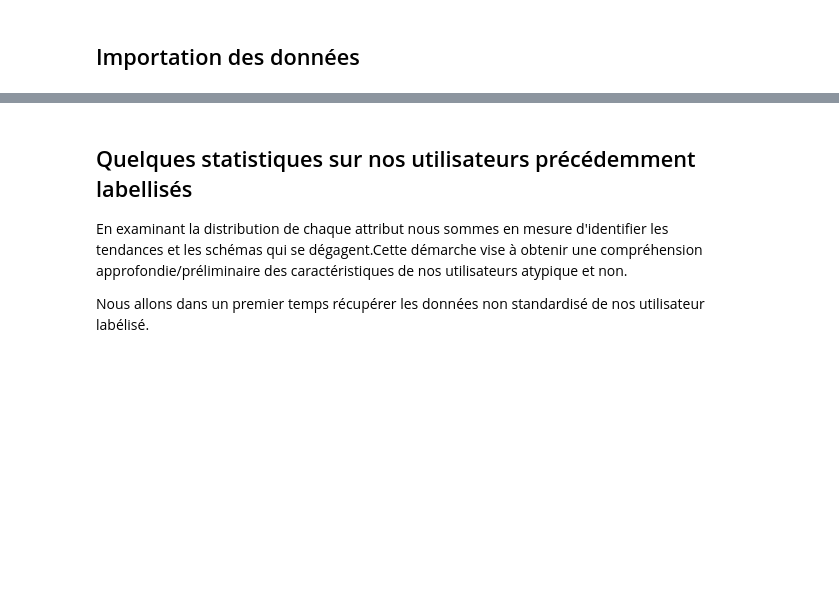
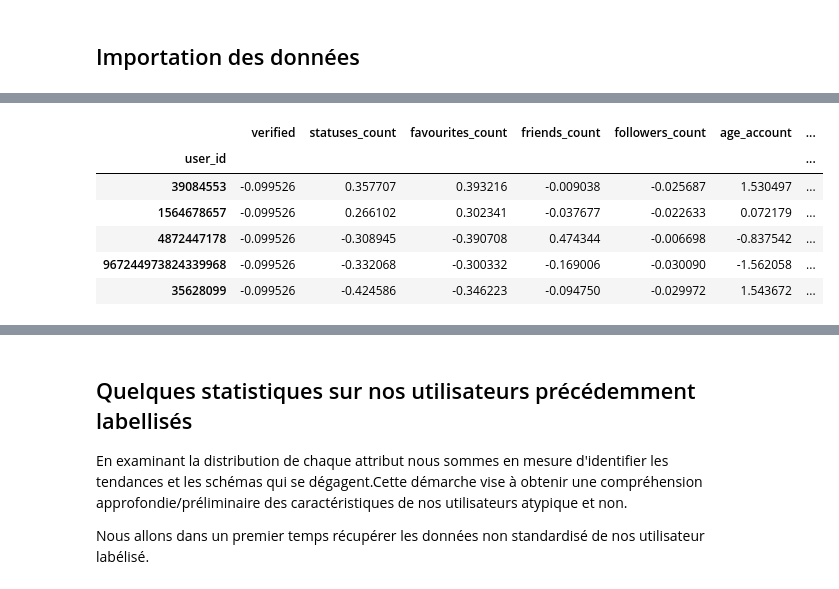
Before and after one commit to Antoine-ValentinCharpentier/Tweet-Analysis, a Jupyter notebook: scripts/utils/classificationSvm.ipynb, the cells around one changed output, grey strips where cells are left out. Saved outputs shown, nothing was run; the diff lists cells and outputs as text; code cells hidden in the pictures; blank space fills up the shorter version.

```diff
--- a/scripts/utils/classificationSvm.ipynb
+++ b/scripts/utils/classificationSvm.ipynb
@@ -21 +30,11 @@ user_collection = db["users_labeled"]
+# %%
+users.head()
+# %% [output]
+|  | verified | statuses_count | favourites_count | friends_count | followers_count | age_account | ... |
+| user_id |  |  |  |  |  |  | ... |
+| 39084553 | -0.099526 | 0.357707 | 0.393216 | -0.009038 | -0.025687 | 1.530497 | ... |
+| 1564678657 | -0.099526 | 0.266102 | 0.302341 | -0.037677 | -0.022633 | 0.072179 | ... |
+| 4872447178 | -0.099526 | -0.308945 | -0.390708 | 0.474344 | -0.006698 | -0.837542 | ... |
+| 967244973824339968 | -0.099526 | -0.332068 | -0.300332 | -0.169006 | -0.030090 | -1.562058 | ... |
+| 35628099 | -0.099526 | -0.424586 | -0.346223 | -0.094750 | -0.029972 | 1.543672 | ... |
 # %%
```
Also changed, not shown: parts of 27 cells of this notebook, 1 other file.
